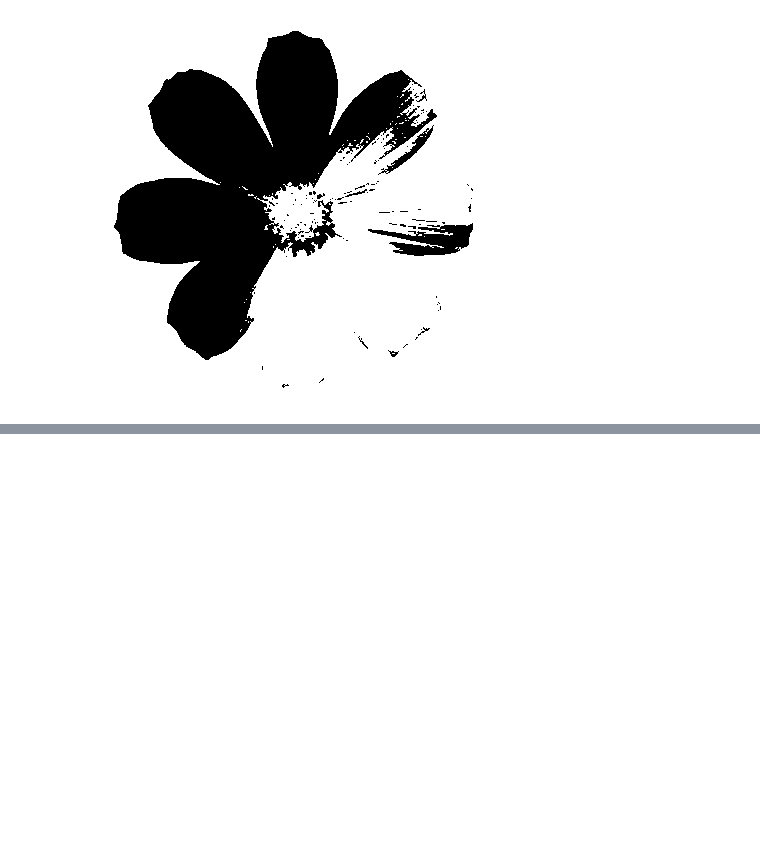
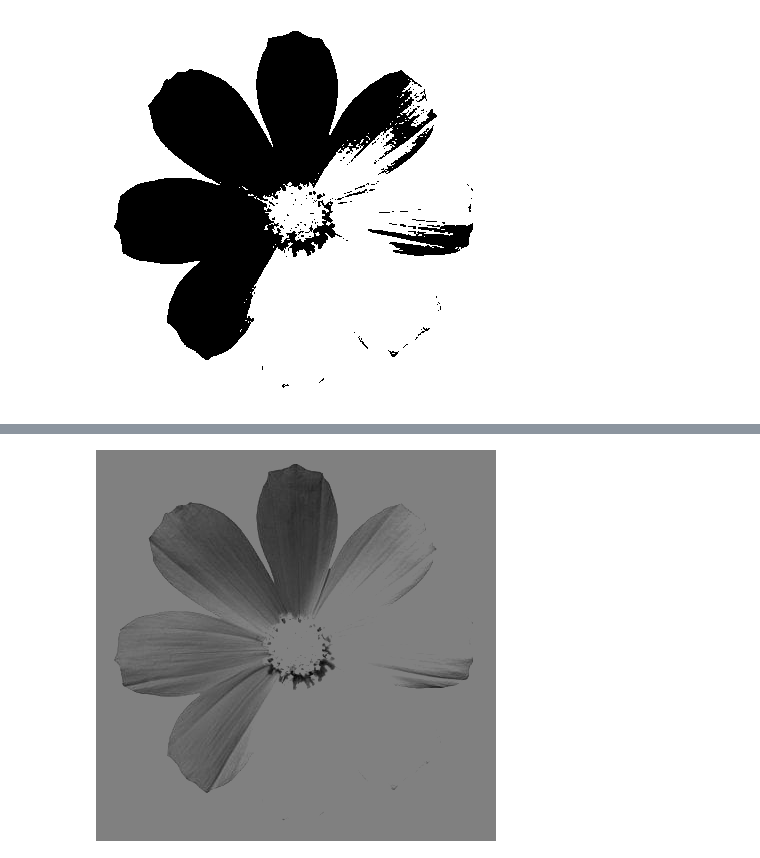
Before and after one commit to olzlt/OpenCV, a Jupyter notebook: opencv_05_binary.ipynb, the cells around one changed output, grey strips where cells are left out. Drawn from its saved outputs; the diff is of its cells as text; code cells hidden in the pictures; blank space fills up the shorter version.

```diff
--- a/opencv_05_binary.ipynb
+++ b/opencv_05_binary.ipynb
@@ -60,0 +73,6 @@ THRESH_TOZERO_INV
+# %%
+# THRESH_TRUNC()
+retval, dst = cv2.threshold(img,128,255,cv2.THRESH_TRUNC)
+cv2_imshow(dst)
+# %% [output]
+[figure, added]
```
Also changed, not shown: parts of 9 cells of this notebook.
